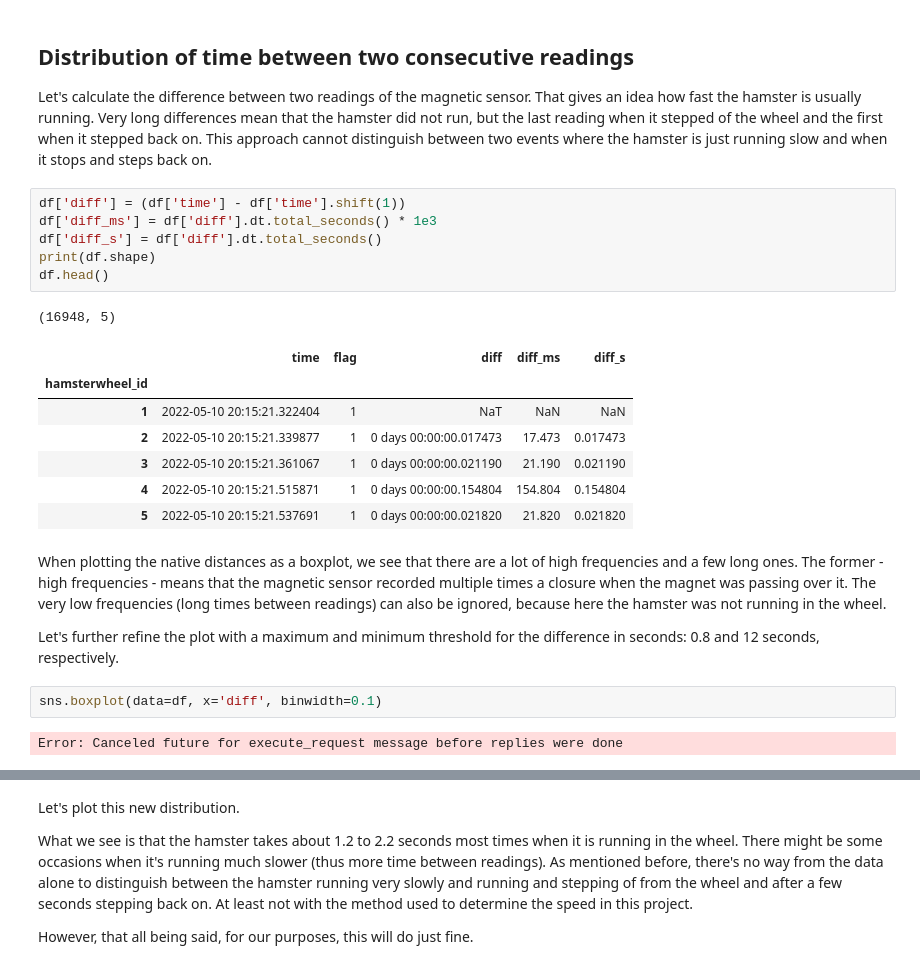
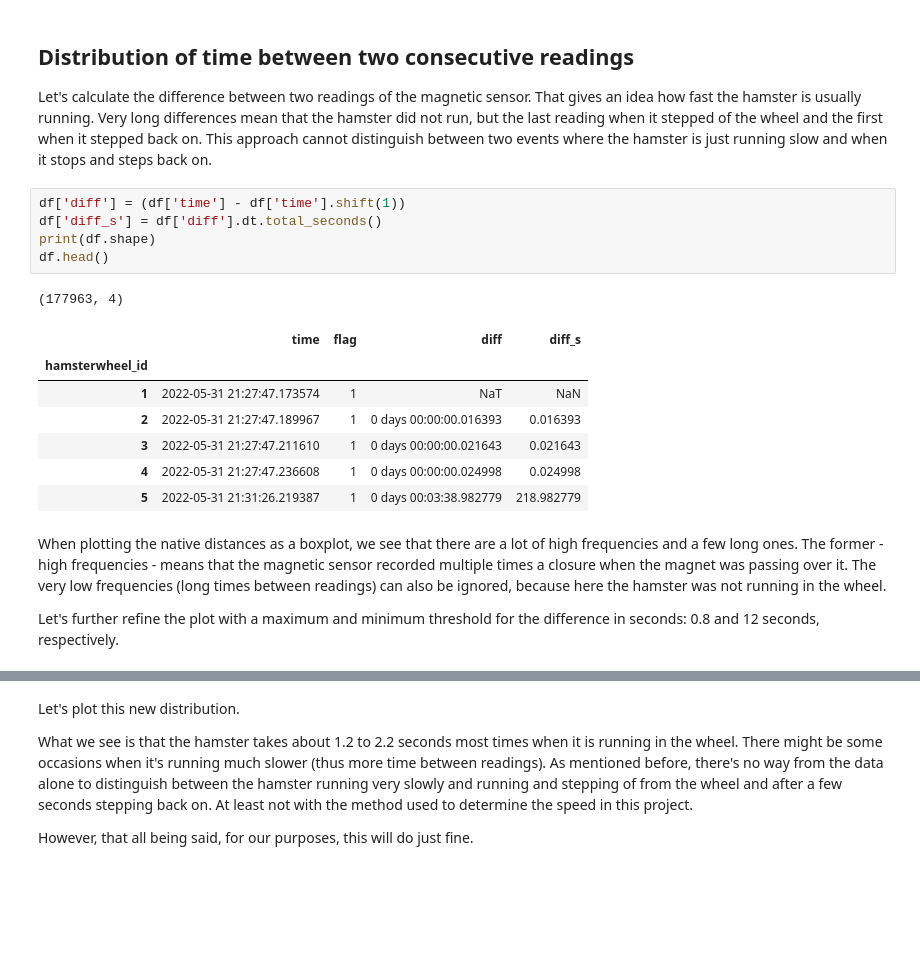
Before and after one commit to kromerh/cryptohamster, a Jupyter notebook: notebooks/EDA.ipynb, the cells around one changed output, grey strips where cells are left out. Drawn from its saved outputs; the diff is of its cells as text; blank space fills up the shorter version.

```diff
--- a/notebooks/EDA.ipynb
+++ b/notebooks/EDA.ipynb
@@ -97,24 +103,19 @@ df.sort_values(by=['time'], ascending=False).head()
 Let's calculate the difference between two readings of the magnetic sensor. That gives an idea how fast the hamster is usually running. Very long differences mean that the hamster did not run, but the last reading when it stepped of the wheel and the first when it stepped back on. This approach cannot distinguish between two events where the hamster is just running slow and when it stops and steps back on.
 # %%
 df['diff'] = (df['time'] - df['time'].shift(1))
-df['diff_ms'] = df['diff'].dt.total_seconds() * 1e3
 df['diff_s'] = df['diff'].dt.total_seconds()
 print(df.shape)
 df.head()
 # %% [output]
-(16948, 5)
+(177963, 4)
-|  | time | flag | diff | diff_ms | diff_s |
-| hamsterwheel_id |  |  |  |  |  |
-| 1 | 2022-05-10 20:15:21.322404 | 1 | NaT | NaN | NaN |
-| 2 | 2022-05-10 20:15:21.339877 | 1 | 0 days 00:00:00.017473 | 17.473 | 0.017473 |
-| 3 | 2022-05-10 20:15:21.361067 | 1 | 0 days 00:00:00.021190 | 21.190 | 0.021190 |
-| 4 | 2022-05-10 20:15:21.515871 | 1 | 0 days 00:00:00.154804 | 154.804 | 0.154804 |
-| 5 | 2022-05-10 20:15:21.537691 | 1 | 0 days 00:00:00.021820 | 21.820 | 0.021820 |
+|  | time | flag | diff | diff_s |
+| hamsterwheel_id |  |  |  |  |
+| 1 | 2022-05-31 21:27:47.173574 | 1 | NaT | NaN |
+| 2 | 2022-05-31 21:27:47.189967 | 1 | 0 days 00:00:00.016393 | 0.016393 |
+| 3 | 2022-05-31 21:27:47.211610 | 1 | 0 days 00:00:00.021643 | 0.021643 |
+| 4 | 2022-05-31 21:27:47.236608 | 1 | 0 days 00:00:00.024998 | 0.024998 |
+| 5 | 2022-05-31 21:31:26.219387 | 1 | 0 days 00:03:38.982779 | 218.982779 |
 # %% [markdown]
 When plotting the native distances as a boxplot, we see that there are a lot of high frequencies and a few long ones. The former - high frequencies - means that the magnetic sensor recorded multiple times a closure when the magnet was passing over it. The very low frequencies (long times between readings) can also be ignored, because here the hamster was not running in the wheel.
 
 Let's further refine the plot with a maximum and minimum threshold for the difference in seconds: 0.8 and 12 seconds, respectively.
-# %%
-sns.boxplot(data=df, x='diff', binwidth=0.1)
-# %% [output]
-Error: Canceled future for execute_request message before replies were done
```
Also changed, not shown: parts of 25 cells of this notebook, 2 other files.
